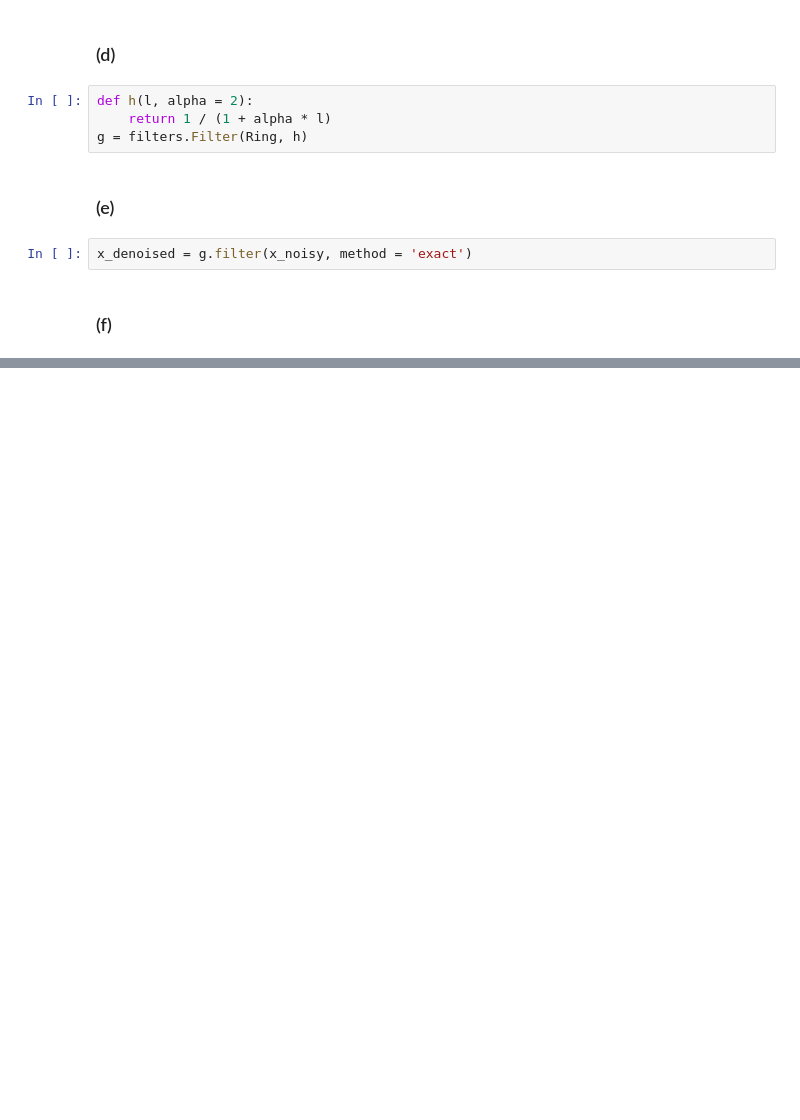
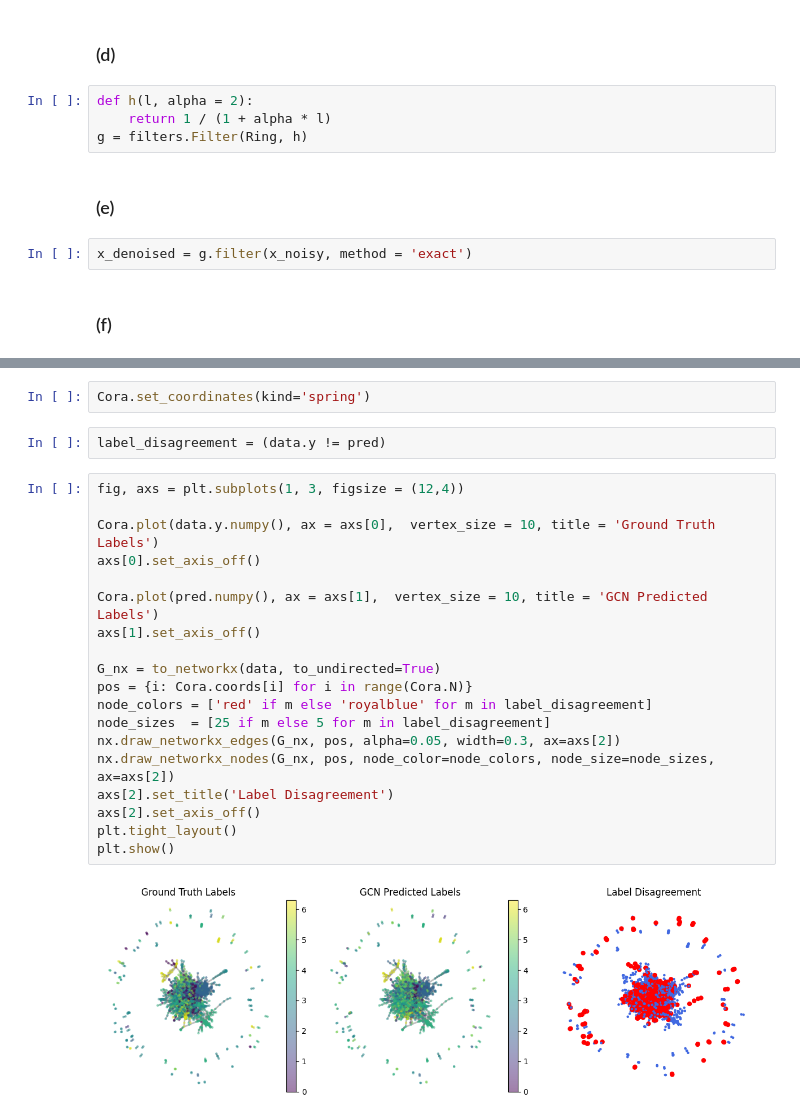
Before and after one commit to QuiteFiber93/eel6878, a Jupyter notebook: hw4/hwy.ipynb, the cells around one changed output, grey strips where cells are left out. Saved outputs shown, nothing was run; the diff lists cells and outputs as text; blank space fills up the shorter version.

```diff
--- a/hw4/hwy.ipynb
+++ b/hw4/hwy.ipynb
@@ -303,0 +399,25 @@ plt.show()
+# %%
+Cora.set_coordinates(kind='spring')
+# %%
+label_disagreement = (data.y != pred)
+# %%
+fig, axs = plt.subplots(1, 3, figsize = (12,4))
+
+Cora.plot(data.y.numpy(), ax = axs[0],  vertex_size = 10, title = 'Ground Truth Labels')
+axs[0].set_axis_off()
+
+Cora.plot(pred.numpy(), ax = axs[1],  vertex_size = 10, title = 'GCN Predicted Labels')
+axs[1].set_axis_off()
+
+G_nx = to_networkx(data, to_undirected=True)
+pos = {i: Cora.coords[i] for i in range(Cora.N)}
+node_colors = ['red' if m else 'royalblue' for m in label_disagreement]
+node_sizes  = [25 if m else 5 for m in label_disagreement]
+nx.draw_networkx_edges(G_nx, pos, alpha=0.05, width=0.3, ax=axs[2])
+nx.draw_networkx_nodes(G_nx, pos, node_color=node_colors, node_size=node_sizes, ax=axs[2])
+axs[2].set_title('Label Disagreement')
+axs[2].set_axis_off()
+plt.tight_layout()
+plt.show()
+# %% [output]
+[figure, added]
```
Also changed, not shown: parts of 24 cells of this notebook.
